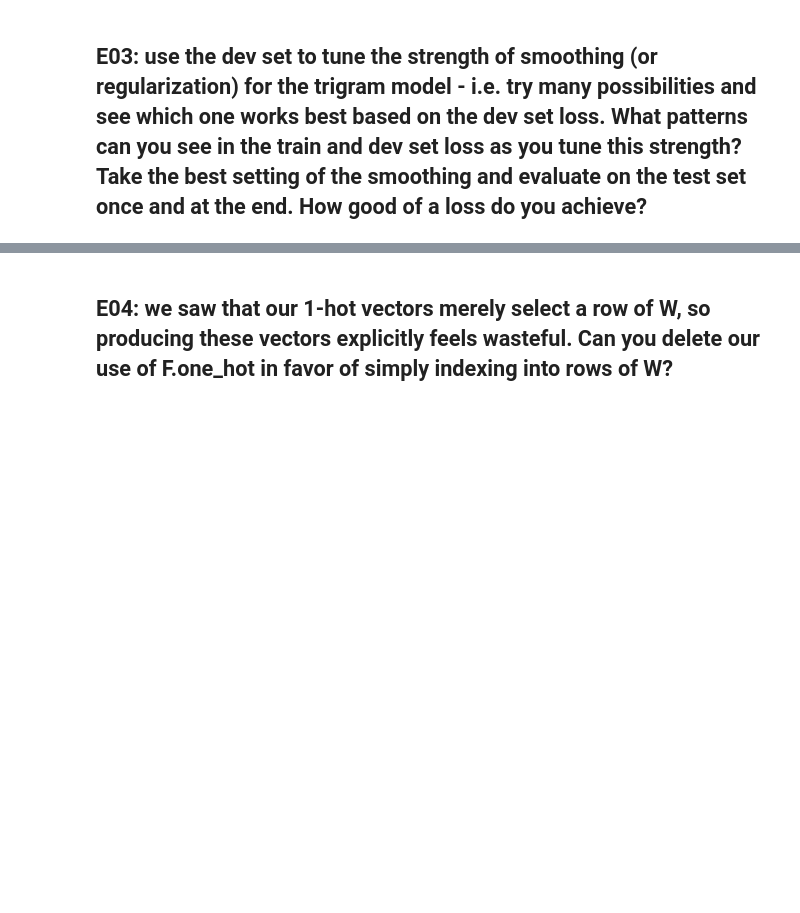
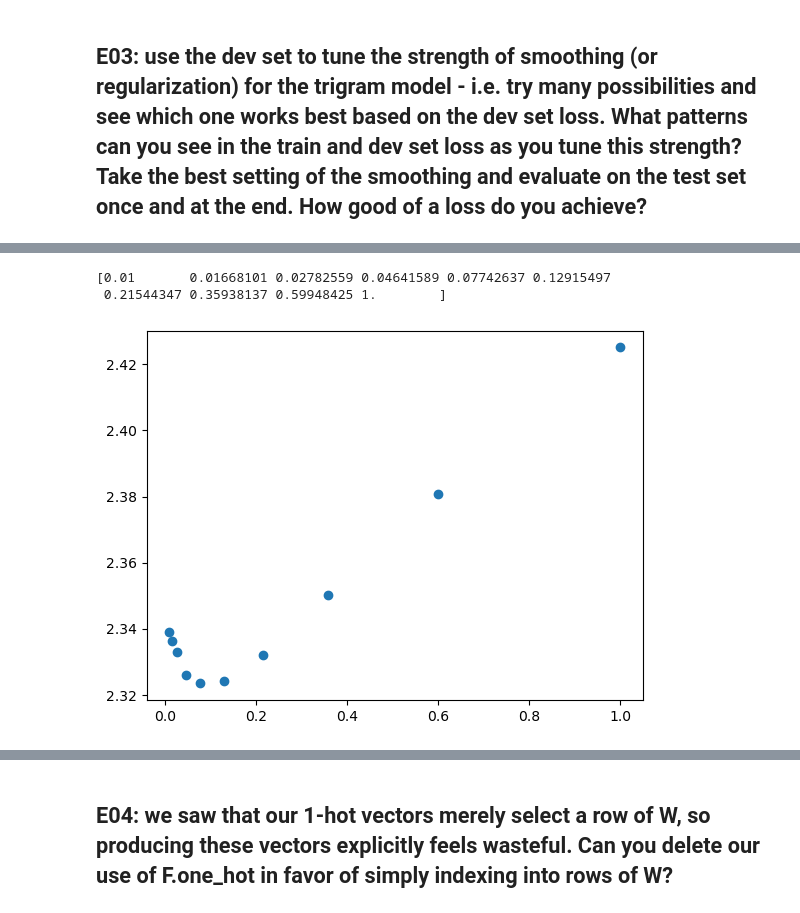
Before and after one commit to Jackmastr/neural-networks-zero-to-hero, a Jupyter notebook: makemore/makemore_exercises.ipynb, the cells around one changed output, grey strips where cells are left out. Saved outputs shown, nothing was run; the diff lists cells and outputs as text; code cells hidden in the pictures; blank space fills up the shorter version.

```diff
--- a/makemore/makemore_exercises.ipynb
+++ b/makemore/makemore_exercises.ipynb
@@ -226,2 +352,9 @@ torch.save(W_tri, 'W_tri_e03.pt')
+# %%
+plt.scatter(regs, losses)
+print(regs)
+# %% [output]
+[0.01       0.01668101 0.02782559 0.04641589 0.07742637 0.12915497
+ 0.21544347 0.35938137 0.59948425 1.        ]
+[figure, added]
 # %%
 evaluate_model(W_tri, dev_words, is_trigram=True)
```
Also changed, not shown: parts of 15 cells of this notebook, 2 other files.
